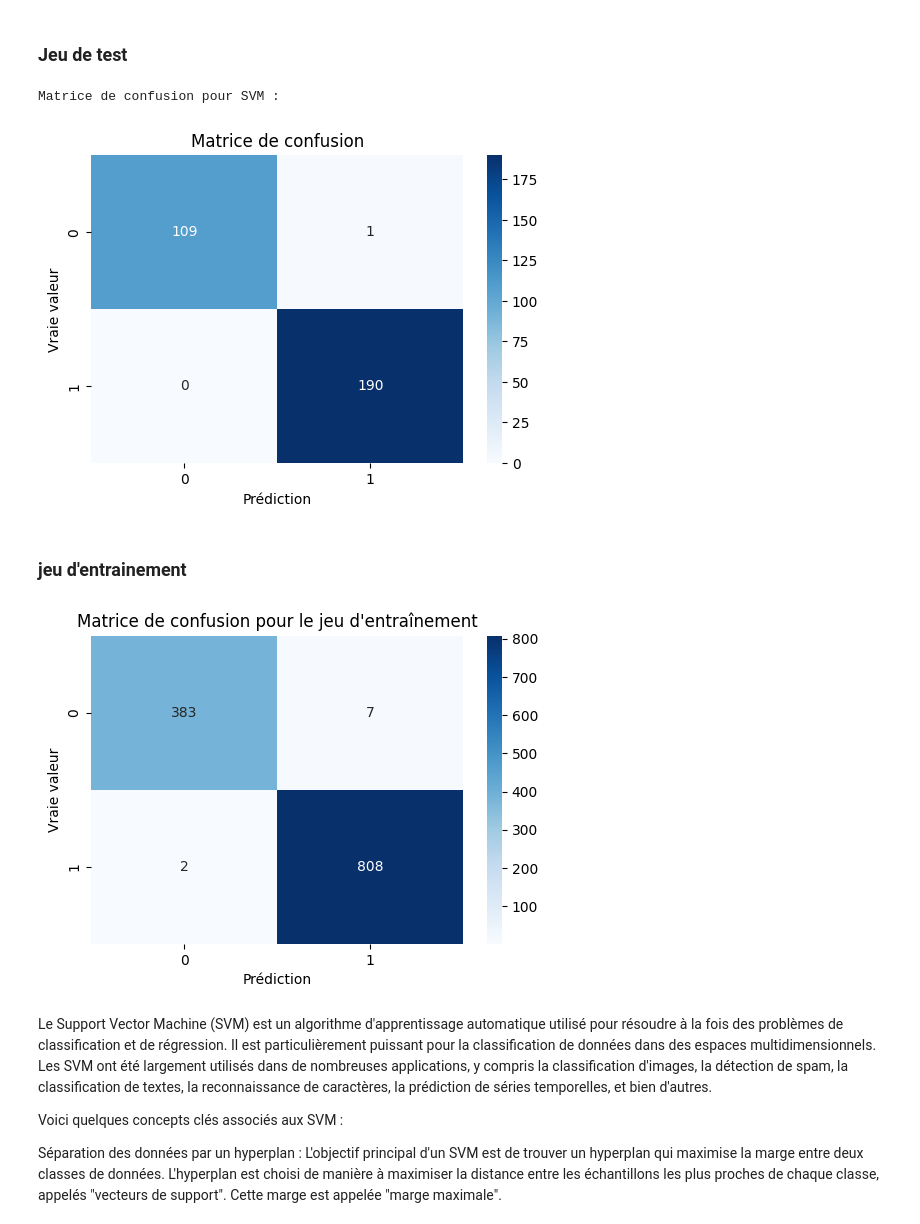
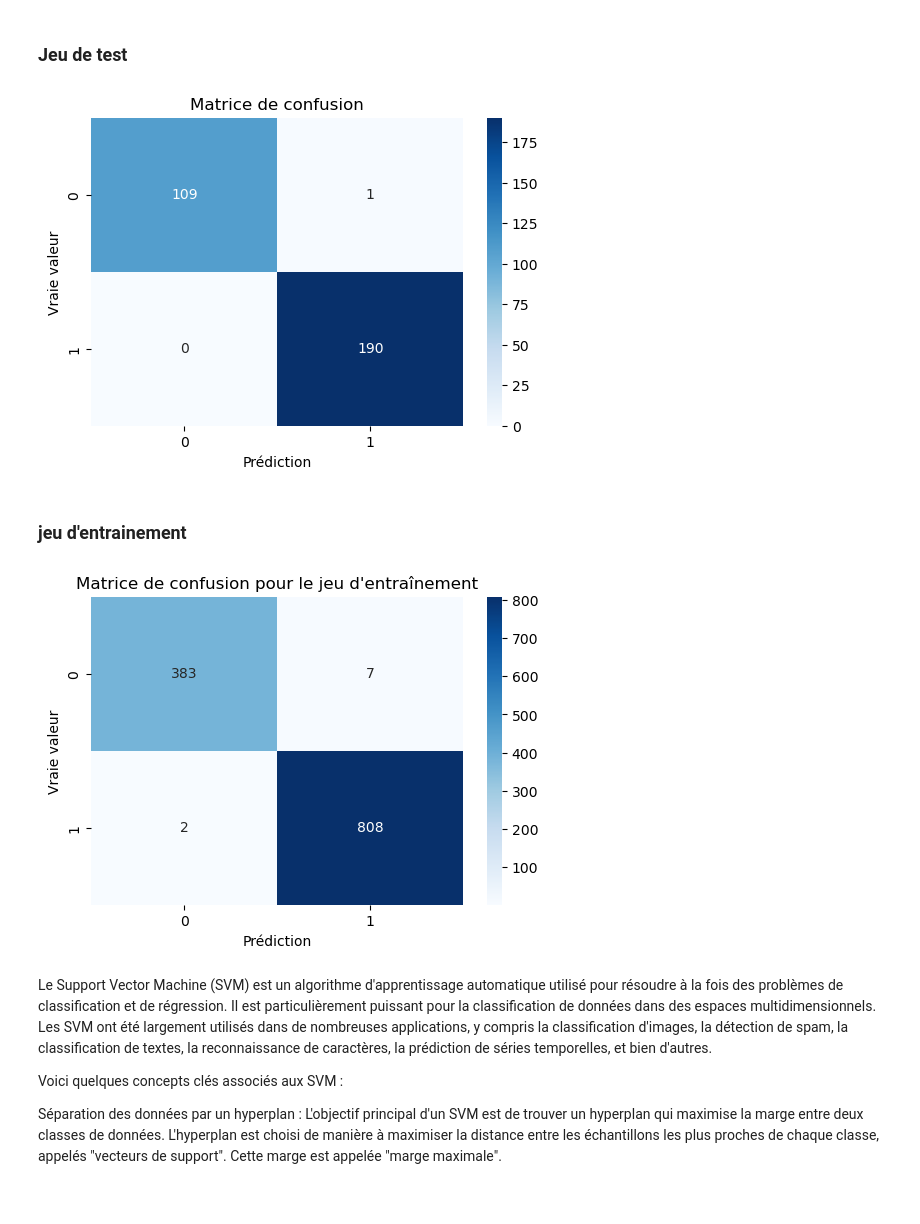
Before and after one commit to AntoineJBQ/P10, a Jupyter notebook: NOTEBOOK/projet10.ipynb, the cells around one changed output. Drawn from its saved outputs; the diff is of its cells as text; code cells hidden in the pictures; blank space fills up the shorter version.

```diff
--- a/NOTEBOOK/projet10.ipynb
+++ b/NOTEBOOK/projet10.ipynb
@@ -891,37 +901,35 @@ weighted avg       1.00      1.00      1.00       300
 ### Jeu de test
 # %%
 # Créer la matrice de confusion pour le modèle SVM
-confusion_svc = confusion_matrix(y_test, y_pred_svc)
-print("Matrice de confusion pour SVM :")
+confusion_svc_test = confusion_matrix(y_test, y_pred_svc)
 
 # Créer un heatmap de la matrice de confusion
 plt.figure(figsize=(6, 4))
-sns.heatmap(confusion_svc, annot=True, fmt='d', cmap='Blues')
+sns.heatmap(confusion_svc_test, annot=True, fmt='d', cmap='Blues')
 plt.title('Matrice de confusion')
 plt.xlabel('Prédiction')
 plt.ylabel('Vraie valeur')
 plt.show()
 # %% [output]
-Matrice de confusion pour SVM :
-[figure, old version]
+[figure, new version]
 # %% [markdown]
 ### jeu d'entrainement
 # %%
 # Utilisez votre modèle pour faire des prédictions sur le jeu d'entraînement
-y_train_pred_svm = svc.predict(X_train)
+y_train_pred_svc = svc.predict(X_train)
 
 # Créez la matrice de confusion
-confusion = confusion_matrix(y_train, y_train_pred_svm)
+confusion_svc_train = confusion_matrix(y_train, y_train_pred_svc)
 
 # Créez un heatmap de la matrice de confusion
 plt.figure(figsize=(6, 4))
-sns.heatmap(confusion, annot=True, fmt='d', cmap='Blues')
+sns.heatmap(confusion_svc_train, annot=True, fmt='d', cmap='Blues')
 plt.title('Matrice de confusion pour le jeu d\'entraînement')
 plt.xlabel('Prédiction')
 plt.ylabel('Vraie valeur')
 plt.show()
 # %% [output]
-[figure, old version]
+[figure, new version]
 # %% [markdown]
 Le Support Vector Machine (SVM) est un algorithme d'apprentissage automatique utilisé pour résoudre à la fois des problèmes de classification et de régression. Il est particulièrement puissant pour la classification de données dans des espaces multidimensionnels. Les SVM ont été largement utilisés dans de nombreuses applications, y compris la classification d'images, la détection de spam, la classification de textes, la reconnaissance de caractères, la prédiction de séries temporelles, et bien d'autres.
 
```
Also changed, not shown: parts of 23 cells of this notebook.
